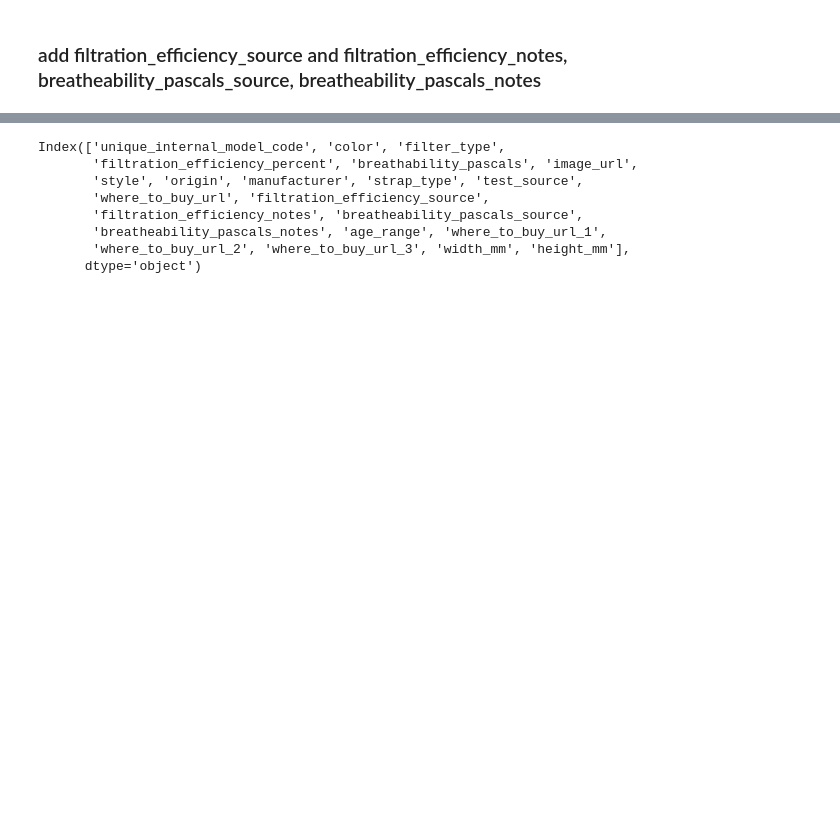
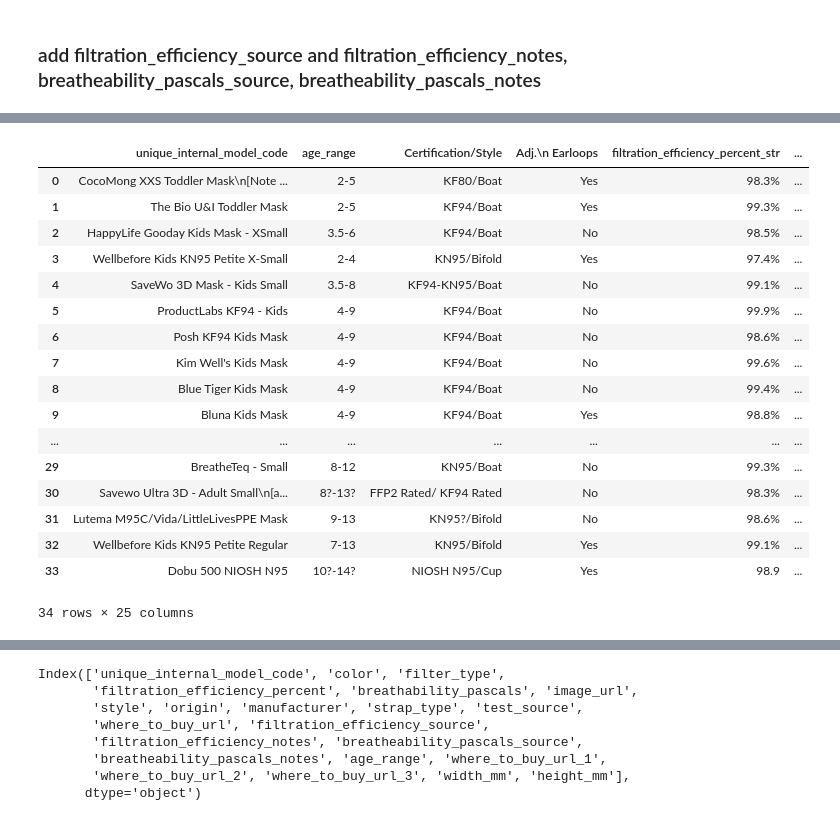
Before and after one commit to Edderic/breathesafe, a Jupyter notebook: python/mask-recommender/notebooks/combine-mask-data-sets.ipynb, the cells around one changed output, grey strips where cells are left out. Drawn from its saved outputs; the diff is of its cells as text; code cells hidden in the pictures; blank space fills up the shorter version.

Commit message:
add image urls to Aaron's kids dataset

```diff
--- a/python/mask-recommender/notebooks/combine-mask-data-sets.ipynb
+++ b/python/mask-recommender/notebooks/combine-mask-data-sets.ipynb
@@ -256,0 +416,22 @@ mask_nerd_kids['breatheability_pascals_notes'] = 'Aaron Collins (MaskNerd) used
+# %%
+mask_nerd_kids = mask_nerd_kids.merge(mask_nerd_image_url_df, on='unique_internal_model_code')
+mask_nerd_kids
+# %% [output]
+|  | unique_internal_model_code | age_range | Certification/Style | Adj.\n Earloops | filtration_efficiency_percent_str | ... |
+| 0 | CocoMong XXS Toddler Mask\n[Note ... | 2-5 | KF80/Boat | Yes | 98.3% | ... |
+| 1 | The Bio U&I Toddler Mask | 2-5 | KF94/Boat | Yes | 99.3% | ... |
+| 2 | HappyLife Gooday Kids Mask - XSmall | 3.5-6 | KF94/Boat | No | 98.5% | ... |
+| 3 | Wellbefore Kids KN95 Petite X-Small | 2-4 | KN95/Bifold | Yes | 97.4% | ... |
+| 4 | SaveWo 3D Mask - Kids Small | 3.5-8 | KF94-KN95/Boat | No | 99.1% | ... |
+| 5 | ProductLabs KF94 - Kids | 4-9 | KF94/Boat | No | 99.9% | ... |
+| 6 | Posh KF94 Kids Mask | 4-9 | KF94/Boat | No | 98.6% | ... |
+| 7 | Kim Well's Kids Mask | 4-9 | KF94/Boat | No | 99.6% | ... |
+| 8 | Blue Tiger Kids Mask | 4-9 | KF94/Boat | No | 99.4% | ... |
+| 9 | Bluna Kids Mask | 4-9 | KF94/Boat | Yes | 98.8% | ... |
+| ... | ... | ... | ... | ... | ... | ... |
+| 29 | BreatheTeq - Small | 8-12 | KN95/Boat | No | 99.3% | ... |
+| 30 | Savewo Ultra 3D - Adult Small\n[a... | 8?-13? | FFP2 Rated/ KF94 Rated | No | 98.3% | ... |
+| 31 | Lutema M95C/Vida/LittleLivesPPE Mask | 9-13 | KN95?/Bifold | No | 98.6% | ... |
+| 32 | Wellbefore Kids KN95 Petite Regular | 7-13 | KN95/Bifold | Yes | 99.1% | ... |
+| 33 | Dobu 500 NIOSH N95 | 10?-14? | NIOSH N95/Cup | Yes | 98.9 | ... |
+34 rows × 25 columns
```
Also changed, not shown: parts of 23 cells of this notebook.
